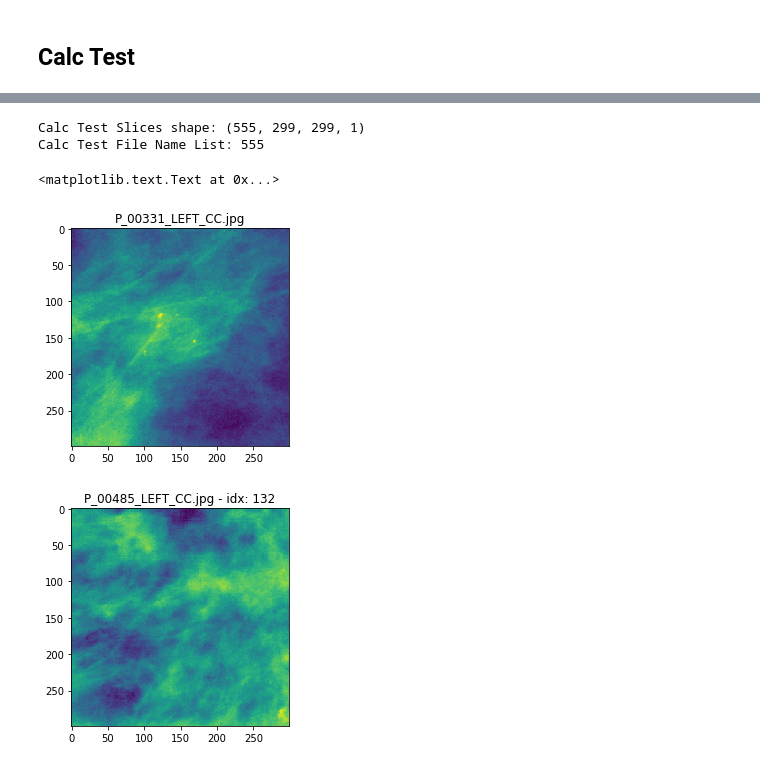
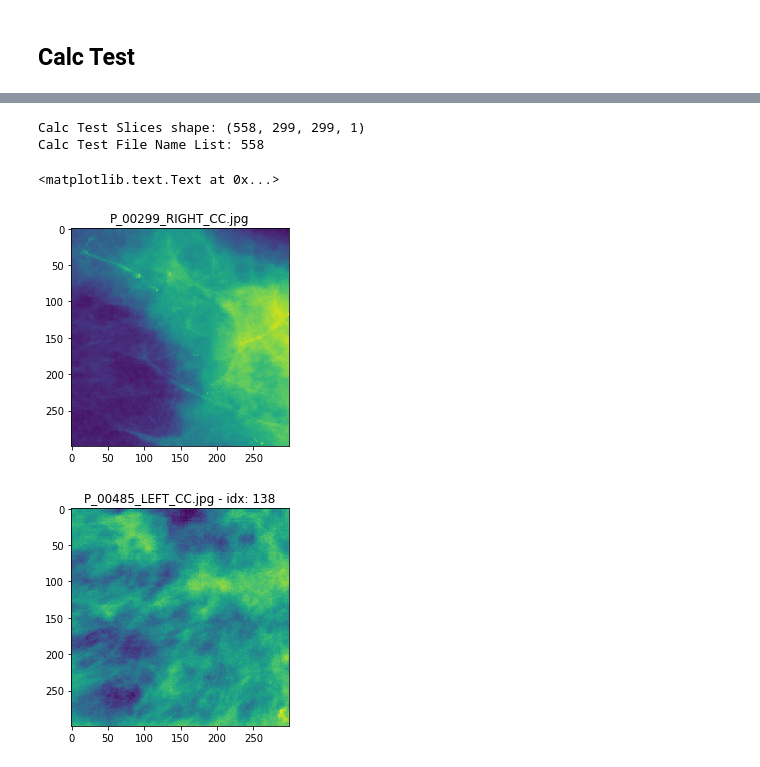
Before and after one commit to escuccim/mias-mammography, a Jupyter notebook: crop_cbis_images.ipynb, the cells around one changed output, grey strips where cells are left out. Drawn from its saved outputs; the diff is of its cells as text; code cells hidden in the pictures.

```diff
--- a/crop_cbis_images.ipynb
+++ b/crop_cbis_images.ipynb
@@ -145,10 +145,6 @@ def create_roi_slices(mask_dir, image_dir, output=True):
         if output:
             print(mask)
 
-        # get the mask, if the mask is bigger than the slice we will create multiple slices
-        # using the corners of the mask.
-        center_row, center_col, too_big = create_mask(mask_dir + "/" + mask)
-
         # open the full image
         image_file = mask.replace("MASK", "FULL")
 
@@ -187,6 +183,14 @@ def create_roi_slices(mask_dir, image_dir, output=True):
         full_image_arr = full_image_arr[:,:,0]
         image_h, image_w = full_image_arr.shape
 
+        # get the mask, if the mask is bigger than the slice we will create multiple slices
+        # using the corners of the mask.
+        center_row, center_col, too_big = create_mask(mask_dir + "/" + mask, full_image_arr)
+
+        # if there is a problem then skip this one
+        if (center_row == 0) and (center_col == 0):
+            continue
+
         # if the mask (with 20 pixel margin) will fit in one slice do that
         if not too_big:
             full_image_slice = full_image_arr[center_row-150:center_row+149,center_col-150:center_col+149]
@@ -194,7 +198,7 @@ def create_roi_slices(mask_dir, image_dir, output=True):
         # otherwise if the mask is too big we are going to cut the ROI into multiple slices so each contains an edge
         else:
             if output is not None:
-                print("Mask too big, reframing...", mask)
+                print(mask, "Mask too big, reframing...")
 
             # get the height and width of the mask
             mask_height = center_row[1] - center_row[0]
@@ -265,7 +269,7 @@ def create_roi_slices(mask_dir, image_dir, output=True):
             if not too_big:
                 full_image_slice = full_image_arr[center_row-150:center_row+149,center_col-150:center_col+149]
             elif output is not None:
-                print("Slice is wrong size:", mask)
+                print(mask, "Slice is wrong size:")
 
         # if the main slice is the right shape add it to the list
         if full_image_slice.shape == (299,299):
@@ -505,5 +527,5 @@ rename_and_copy_files("D:\\Documents\\Mammography\\CBIS-DDSM\\", "Calc Test Full
 mask_dir = "D:\\Documents\\Mammography\\CBIS-DDSM\\Calc Test All Mask JPEGs"
 image_dir = "D:\\Documents\\Mammography\\CBIS-DDSM\\Calc Test All Full JPEGs"
 
-calc_test_slices, calc_test_image_names = create_roi_slices(mask_dir, image_dir, output=False)
+calc_test_slices, calc_test_image_names = create_roi_slices(mask_dir, image_dir, output=True)
 # %% [output]
@@ -534,15 +564,15 @@ Mask too big, reframing... P_02501_RIGHT_MLO000001.jpg
 print("Calc Test Slices shape:", calc_test_slices.shape)
 print("Calc Test File Name List:", len(calc_test_image_names))
 # %% [output]
-Calc Test Slices shape: (555, 299, 299, 1)
-Calc Test File Name List: 555
+Calc Test Slices shape: (558, 299, 299, 1)
+Calc Test File Name List: 558
 # %%
 # check image to make sure it matches the cropped image
-plt.imshow(calc_test_slices[79].reshape(299,299))
-plt.title(calc_test_image_names[79])
+plt.imshow(calc_test_slices[76].reshape(299,299))
+plt.title(calc_test_image_names[76])
 # %% [output]
 <matplotlib.text.Text at 0x...>
-[figure, old version]
+[figure, new version]
 # %%
 # P_00038_RIGHT_CC
 for i in range(len(calc_test_image_names)):
```
Also changed, not shown: parts of 13 cells of this notebook, 3 other files.
